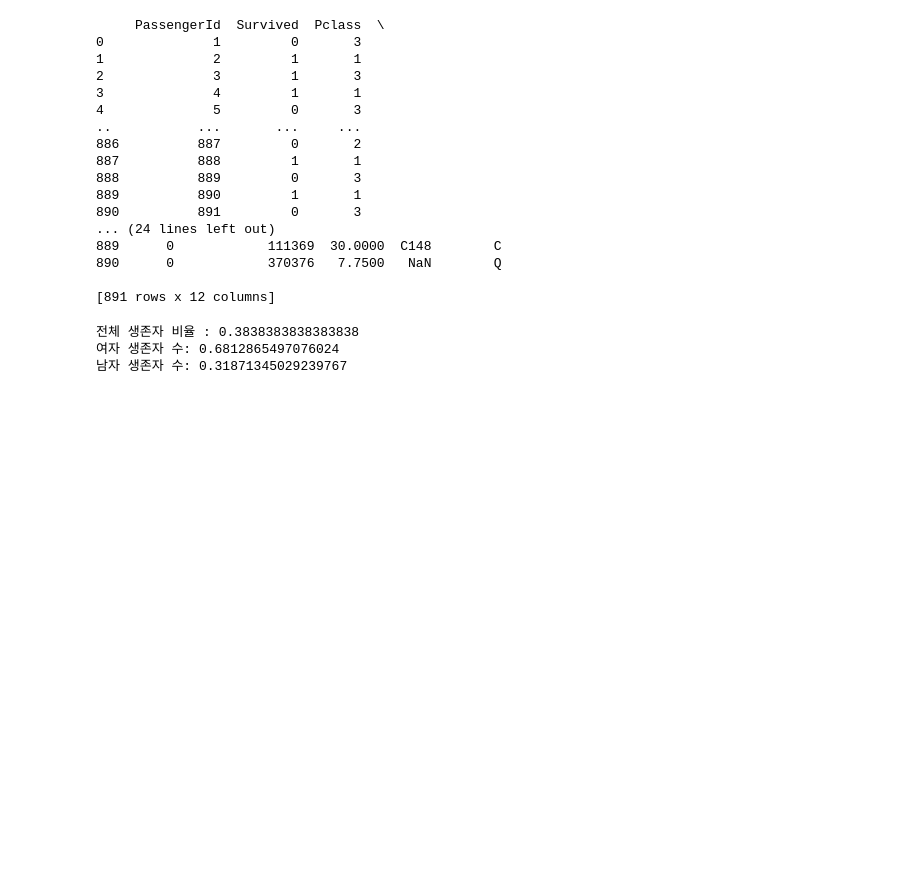
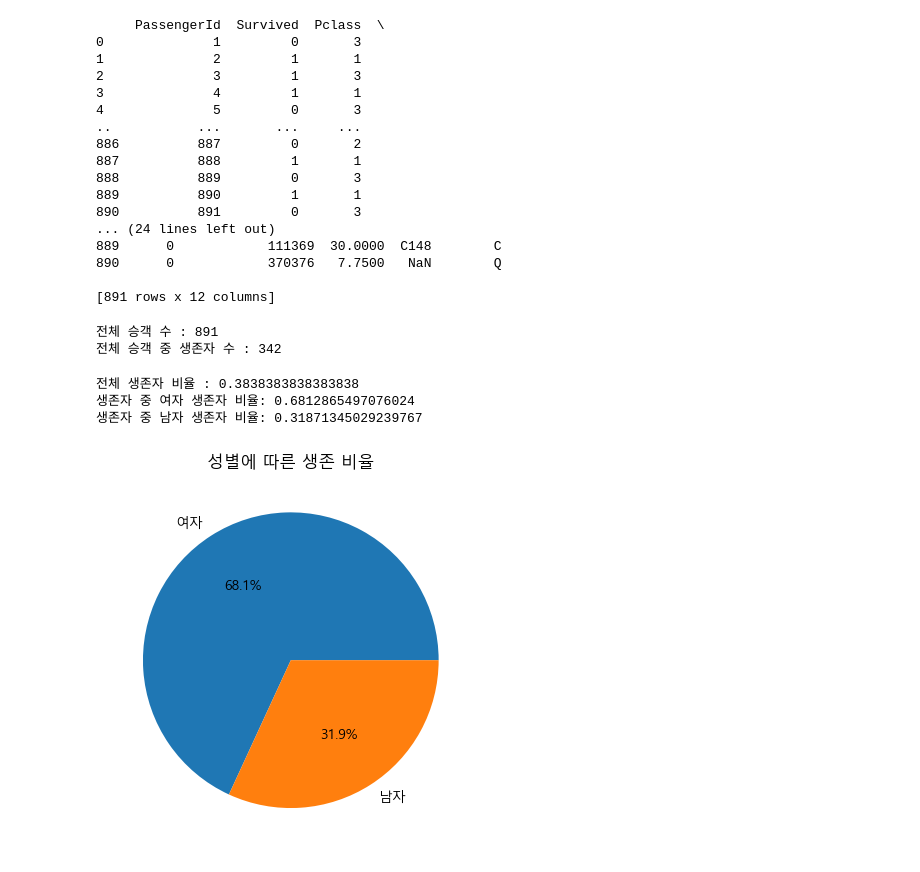
Before and after one commit to il-kwang/quiz, a Jupyter notebook: ML/titanic/titanic.ipynb, the cells around one changed output. Cells and saved outputs as stored; diff of their text form; code cells hidden in the pictures; blank space fills up the shorter version.

```diff
--- a/ML/titanic/titanic.ipynb
+++ b/ML/titanic/titanic.ipynb
@@ -5,6 +5,9 @@
 
 import pandas as pd
 import numpy as np
+import matplotlib.pyplot as plt
+plt.rcParams['font.family'] = 'Malgun Gothic'
+plt.rcParams['font.size'] = 10
 # %%
 #데이터 읽기
 df = pd.read_csv('train.csv')
@@ -51,25 +54,43 @@ print(df)
 890      0            370376   7.7500   NaN        Q
 
 [891 rows x 12 columns]
+# %%
+# 전체 승객 수
+PassengerId = df['PassengerId'].count()
+print(f'전체 승객 수 : {PassengerId}')
+# 전체 승객 중 생존자 수
+print(f'전체 승객 중 생존자 수 : {df["Survived"].sum()}')
+# %% [output]
+전체 승객 수 : 891
+전체 승객 중 생존자 수 : 342
 # %%
 #전체 생존자 비율 생존자 = 1, 사망자 = 0
 print(f"전체 생존자 비율 : {df['Survived'].mean()}")
 
 # 생존자만 선택
 survived = df[df['Survived'] == 1]
 # 사망자만 선택
 dead = df[df['Survived'] == 0]
 
 # 생존자 중 남자 여자 비율
 female_survived = survived[survived['Sex'] == 'female']
 male_survived = survived[survived['Sex'] == 'male']
 
-print('생존자 중 여자 생존자 비율:', len(female_survived)/len(survived))
-print('생존자 중 남자 생존자 비율:', len(male_survived)/len(survived))
+female_survived_ratio = len(female_survived)/len(survived)
+male_survived_ratio = len(male_survived)/len(survived)
+
+print('생존자 중 여자 생존자 비율:', female_survived_ratio)
+print('생존자 중 남자 생존자 비율:', male_survived_ratio)
+
+# Create a pie chart
+plt.pie([female_survived_ratio, male_survived_ratio], labels=['여자', '남자'], autopct='%1.1f%%')
+plt.title('성별에 따른 생존 비율')
+plt.show()
 # %% [output]
 전체 생존자 비율 : 0.3838383838383838
-여자 생존자 수: 0.6812865497076024
-남자 생존자 수: 0.31871345029239767
+생존자 중 여자 생존자 비율: 0.6812865497076024
+생존자 중 남자 생존자 비율: 0.31871345029239767
+[figure, added]
 # %%
 #전체 사망지 비율
 print(f"전체 사망자 비율 : {1 - df['Survived'].mean()}")
```
Also changed, not shown: parts of 2 cells of this notebook, 1 other file.
